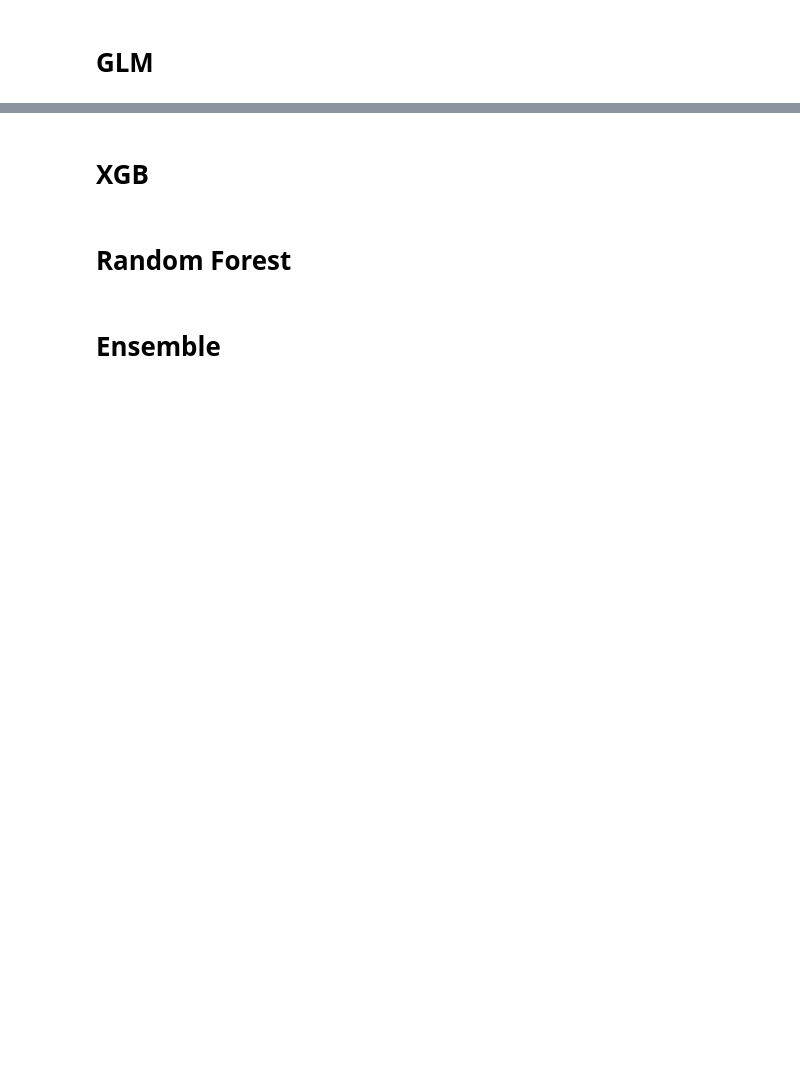
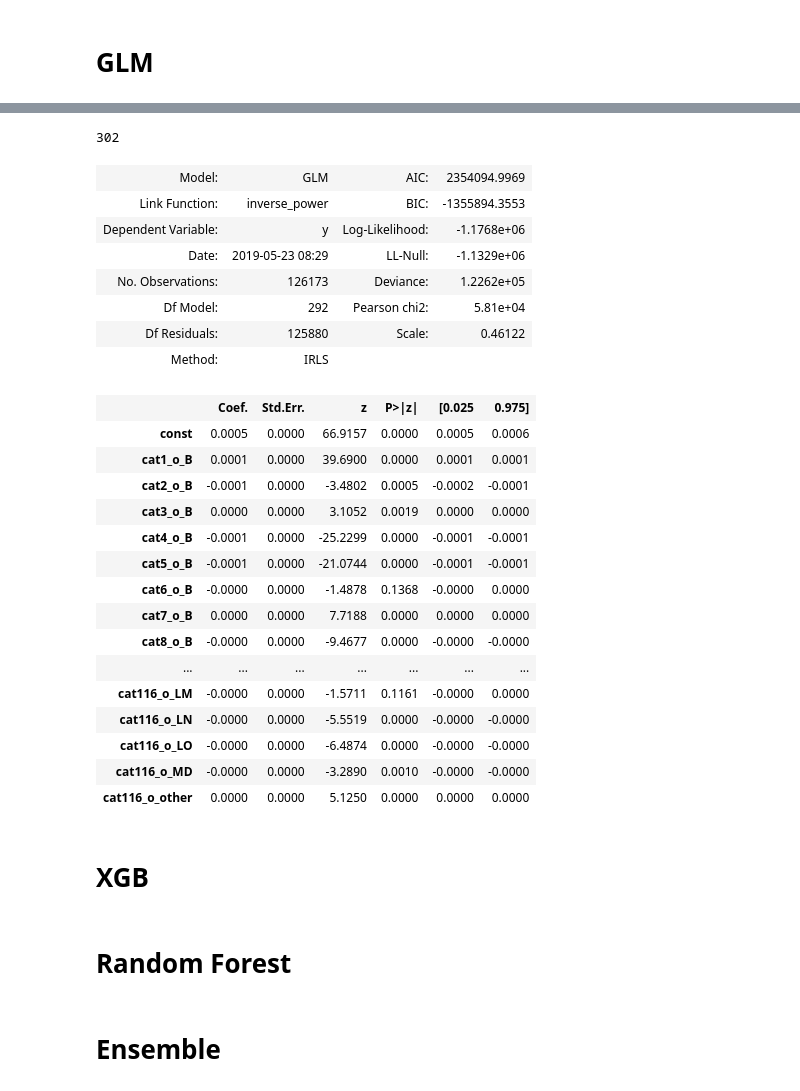
Before and after one commit to WoutAarts/portfolio, a Jupyter notebook: kaggle_insurance.ipynb, the cells around one changed output, grey strips where cells are left out. Saved outputs shown, nothing was run; the diff lists cells and outputs as text; code cells hidden in the pictures; blank space fills up the shorter version.

```diff
--- a/kaggle_insurance.ipynb
+++ b/kaggle_insurance.ipynb
@@ -206,3 +359,62 @@ ax.plot(np.arange(len(y)), y);
+# %%
+significant_features = []
+
+for i in range(0, len(cat_features)):
+
+    temp_dummy_feature_list = [dummy_cat for dummy_cat in cat_dummy_features if cat_features[i] + '_o' in dummy_cat]
+
+    glm = smf.GLM(
+        exog=sm.add_constant(X_train[temp_dummy_feature_list]).astype(float).values,
+        endog=y_train.astype(float).values,
+        family=sm.families.Gamma(),
+    )
+
+    results_glm = glm.fit()
+
+    temp_res = results_glm.summary2(xname=['const'] + list(X_train[temp_dummy_feature_list]))
+
+    temp_significance = temp_res.tables[1].loc[temp_dummy_feature_list, 'P>|z|']
+
+    significant_features = significant_features + list(temp_significance[temp_significance < 0.05].index)
+# %%
+len(significant_features)
+# %% [output]
+302
+# %%
+glm = smf.GLM(
+    exog=sm.add_constant(X_train[significant_features]).astype(float).values,
+    endog=y_train.astype(float).values,
+    family=sm.families.Gamma(),
+)
+
+results_glm = glm.fit()
+
+display(results_glm.summary2(xname=['const'] + list(X_train[significant_features])))
+# %% [output]
+| Model: | GLM | AIC: | 2354094.9969 |
+| Link Function: | inverse_power | BIC: | -1355894.3553 |
+| Dependent Variable: | y | Log-Likelihood: | -1.1768e+06 |
+| Date: | 2019-05-23 08:29 | LL-Null: | -1.1329e+06 |
+| No. Observations: | 126173 | Deviance: | 1.2262e+05 |
+| Df Model: | 292 | Pearson chi2: | 5.81e+04 |
+| Df Residuals: | 125880 | Scale: | 0.46122 |
+| Method: | IRLS |  |  |
+|  | Coef. | Std.Err. | z | P>|z| | [0.025 | 0.975] |
+| const | 0.0005 | 0.0000 | 66.9157 | 0.0000 | 0.0005 | 0.0006 |
+| cat1_o_B | 0.0001 | 0.0000 | 39.6900 | 0.0000 | 0.0001 | 0.0001 |
+| cat2_o_B | -0.0001 | 0.0000 | -3.4802 | 0.0005 | -0.0002 | -0.0001 |
+| cat3_o_B | 0.0000 | 0.0000 | 3.1052 | 0.0019 | 0.0000 | 0.0000 |
+| cat4_o_B | -0.0001 | 0.0000 | -25.2299 | 0.0000 | -0.0001 | -0.0001 |
+| cat5_o_B | -0.0001 | 0.0000 | -21.0744 | 0.0000 | -0.0001 | -0.0001 |
+| cat6_o_B | -0.0000 | 0.0000 | -1.4878 | 0.1368 | -0.0000 | 0.0000 |
+| cat7_o_B | 0.0000 | 0.0000 | 7.7188 | 0.0000 | 0.0000 | 0.0000 |
+| cat8_o_B | -0.0000 | 0.0000 | -9.4677 | 0.0000 | -0.0000 | -0.0000 |
+| ... | ... | ... | ... | ... | ... | ... |
+| cat116_o_LM | -0.0000 | 0.0000 | -1.5711 | 0.1161 | -0.0000 | 0.0000 |
+| cat116_o_LN | -0.0000 | 0.0000 | -5.5519 | 0.0000 | -0.0000 | -0.0000 |
+| cat116_o_LO | -0.0000 | 0.0000 | -6.4874 | 0.0000 | -0.0000 | -0.0000 |
+| cat116_o_MD | -0.0000 | 0.0000 | -3.2890 | 0.0010 | -0.0000 | -0.0000 |
+| cat116_o_other | 0.0000 | 0.0000 | 5.1250 | 0.0000 | 0.0000 | 0.0000 |
 # %% [markdown]
 
 # XGB
```
Also changed, not shown: parts of 29 cells of this notebook.
